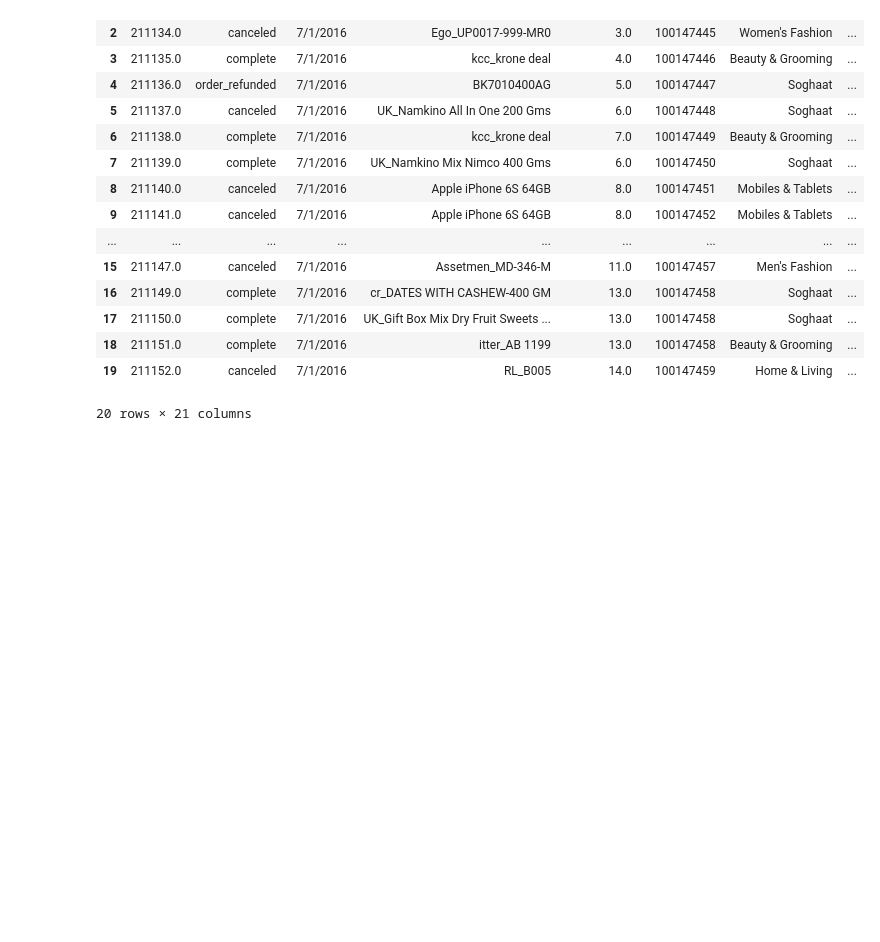
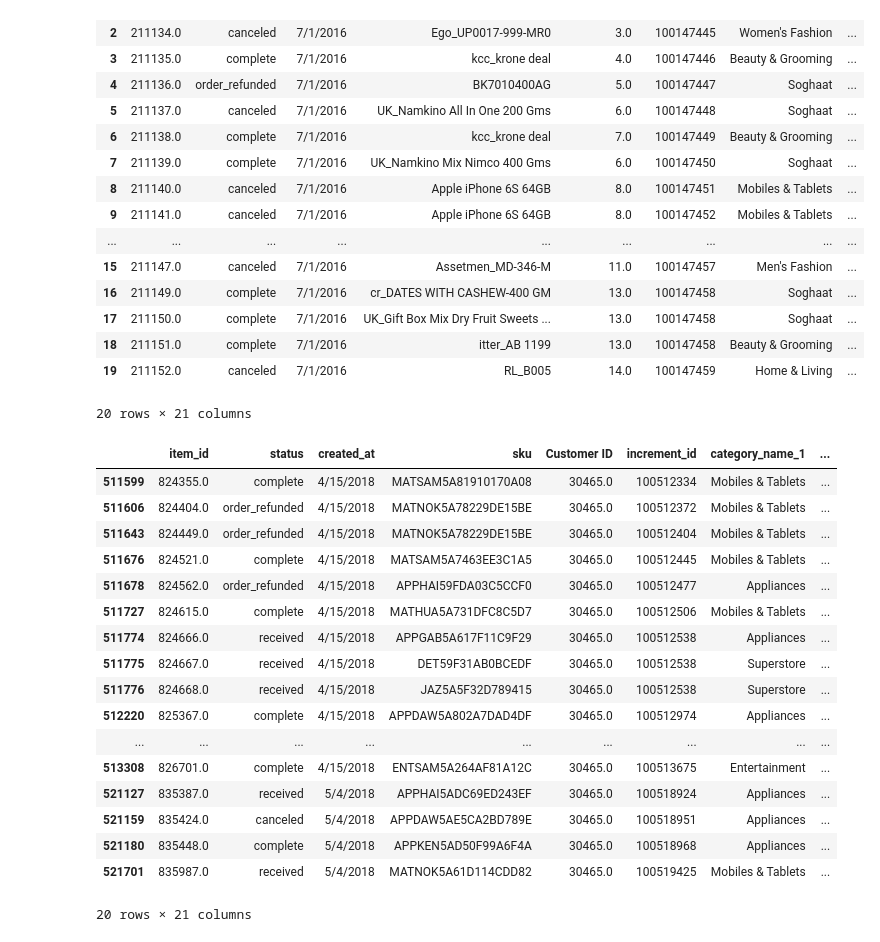
Before and after one commit to ulrik2204/ads_surkas, a Jupyter notebook: classifying_customers_by_amount.ipynb, the cells around one changed output. Drawn from its saved outputs; the diff is of its cells as text; code cells hidden in the pictures; blank space fills up the shorter version.

```diff
--- a/classifying_customers_by_amount.ipynb
+++ b/classifying_customers_by_amount.ipynb
@@ -54,6 +54,27 @@ See the caveats in the documentation: https://pandas.pydata.org/pandas-docs/stab
 | 18 | 211151.0 | complete | 7/1/2016 | itter_AB 1199 | 13.0 | 100147458 | Beauty & Grooming | ... |
 | 19 | 211152.0 | canceled | 7/1/2016 | RL_B005 | 14.0 | 100147459 | Home & Living | ... |
 20 rows × 21 columns
+# %%
+data[data["Customer ID"] == 30465].tail(20)
+# %% [output]
+|  | item_id | status | created_at | sku | Customer ID | increment_id | category_name_1 | ... |
+| 511599 | 824355.0 | complete | 4/15/2018 | MATSAM5A81910170A08 | 30465.0 | 100512334 | Mobiles & Tablets | ... |
+| 511606 | 824404.0 | order_refunded | 4/15/2018 | MATNOK5A78229DE15BE | 30465.0 | 100512372 | Mobiles & Tablets | ... |
+| 511643 | 824449.0 | order_refunded | 4/15/2018 | MATNOK5A78229DE15BE | 30465.0 | 100512404 | Mobiles & Tablets | ... |
+| 511676 | 824521.0 | complete | 4/15/2018 | MATSAM5A7463EE3C1A5 | 30465.0 | 100512445 | Mobiles & Tablets | ... |
+| 511678 | 824562.0 | order_refunded | 4/15/2018 | APPHAI59FDA03C5CCF0 | 30465.0 | 100512477 | Appliances | ... |
+| 511727 | 824615.0 | complete | 4/15/2018 | MATHUA5A731DFC8C5D7 | 30465.0 | 100512506 | Mobiles & Tablets | ... |
+| 511774 | 824666.0 | received | 4/15/2018 | APPGAB5A617F11C9F29 | 30465.0 | 100512538 | Appliances | ... |
+| 511775 | 824667.0 | received | 4/15/2018 | DET59F31AB0BCEDF | 30465.0 | 100512538 | Superstore | ... |
+| 511776 | 824668.0 | received | 4/15/2018 | JAZ5A5F32D789415 | 30465.0 | 100512538 | Superstore | ... |
+| 512220 | 825367.0 | complete | 4/15/2018 | APPDAW5A802A7DAD4DF | 30465.0 | 100512974 | Appliances | ... |
+| ... | ... | ... | ... | ... | ... | ... | ... | ... |
+| 513308 | 826701.0 | complete | 4/15/2018 | ENTSAM5A264AF81A12C | 30465.0 | 100513675 | Entertainment | ... |
+| 521127 | 835387.0 | received | 5/4/2018 | APPHAI5ADC69ED243EF | 30465.0 | 100518924 | Appliances | ... |
+| 521159 | 835424.0 | canceled | 5/4/2018 | APPDAW5AE5CA2BD789E | 30465.0 | 100518951 | Appliances | ... |
+| 521180 | 835448.0 | complete | 5/4/2018 | APPKEN5AD50F99A6F4A | 30465.0 | 100518968 | Appliances | ... |
+| 521701 | 835987.0 | received | 5/4/2018 | MATNOK5A61D114CDD82 | 30465.0 | 100519425 | Mobiles & Tablets | ... |
+20 rows × 21 columns
 # %%
 END_DATE = pd.to_datetime("2018-08-18")
 ROWS = 115326
```
Also changed, not shown: parts of 6 cells of this notebook.
